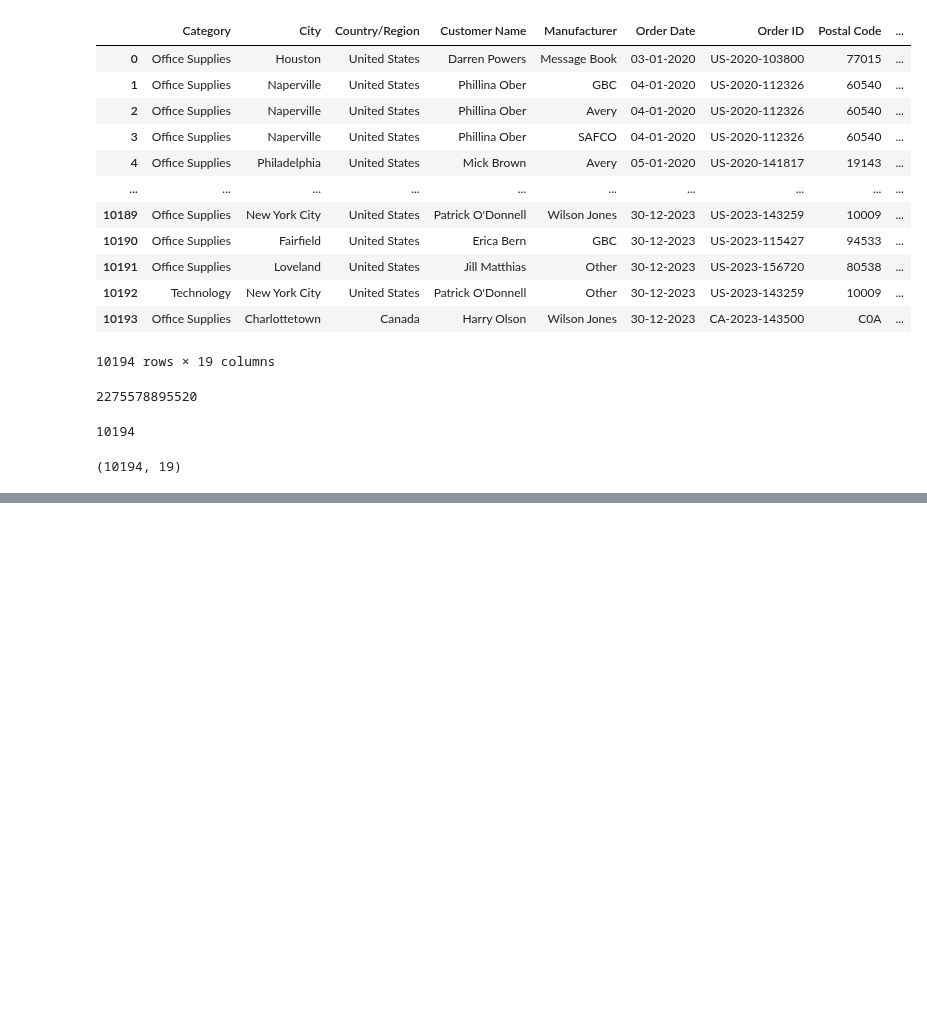
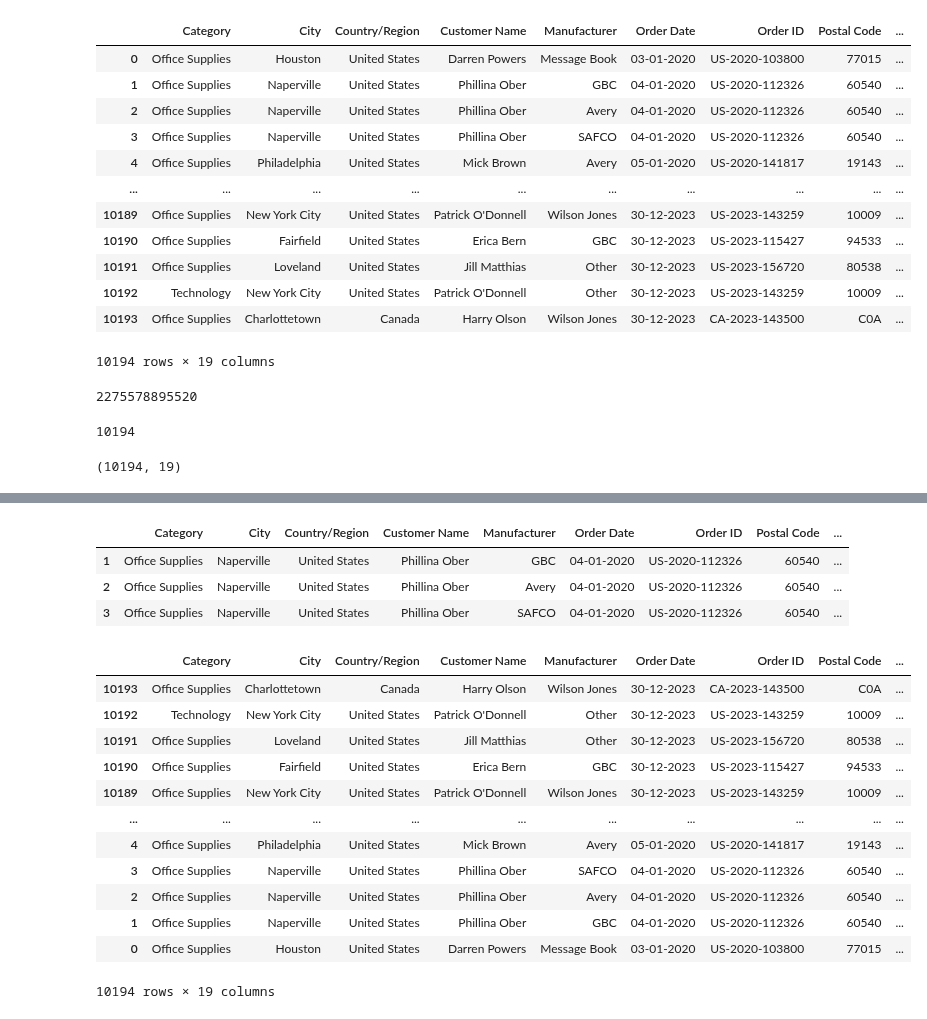
Before and after one commit to corpsedust/NareshIT, a Jupyter notebook: DailyClassroomNotes/12th Feb.ipynb, the cells around one changed output, grey strips where cells are left out. Saved outputs shown, nothing was run; the diff lists cells and outputs as text; code cells hidden in the pictures; blank space fills up the shorter version.

```diff
--- a/DailyClassroomNotes/12th Feb.ipynb
+++ b/DailyClassroomNotes/12th Feb.ipynb
@@ -31,0 +180,23 @@ store.shape
+# %%
+store[1:4]
+# %% [output]
+|  | Category | City | Country/Region | Customer Name | Manufacturer | Order Date | Order ID | Postal Code | ... |
+| 1 | Office Supplies | Naperville | United States | Phillina Ober | GBC | 04-01-2020 | US-2020-112326 | 60540 | ... |
+| 2 | Office Supplies | Naperville | United States | Phillina Ober | Avery | 04-01-2020 | US-2020-112326 | 60540 | ... |
+| 3 | Office Supplies | Naperville | United States | Phillina Ober | SAFCO | 04-01-2020 | US-2020-112326 | 60540 | ... |
+# %%
+store[::-1]
+# %% [output]
+|  | Category | City | Country/Region | Customer Name | Manufacturer | Order Date | Order ID | Postal Code | ... |
+| 10193 | Office Supplies | Charlottetown | Canada | Harry Olson | Wilson Jones | 30-12-2023 | CA-2023-143500 | C0A | ... |
+| 10192 | Technology | New York City | United States | Patrick O'Donnell | Other | 30-12-2023 | US-2023-143259 | 10009 | ... |
+| 10191 | Office Supplies | Loveland | United States | Jill Matthias | Other | 30-12-2023 | US-2023-156720 | 80538 | ... |
+| 10190 | Office Supplies | Fairfield | United States | Erica Bern | GBC | 30-12-2023 | US-2023-115427 | 94533 | ... |
+| 10189 | Office Supplies | New York City | United States | Patrick O'Donnell | Wilson Jones | 30-12-2023 | US-2023-143259 | 10009 | ... |
+| ... | ... | ... | ... | ... | ... | ... | ... | ... | ... |
+| 4 | Office Supplies | Philadelphia | United States | Mick Brown | Avery | 05-01-2020 | US-2020-141817 | 19143 | ... |
+| 3 | Office Supplies | Naperville | United States | Phillina Ober | SAFCO | 04-01-2020 | US-2020-112326 | 60540 | ... |
+| 2 | Office Supplies | Naperville | United States | Phillina Ober | Avery | 04-01-2020 | US-2020-112326 | 60540 | ... |
+| 1 | Office Supplies | Naperville | United States | Phillina Ober | GBC | 04-01-2020 | US-2020-112326 | 60540 | ... |
+| 0 | Office Supplies | Houston | United States | Darren Powers | Message Book | 03-01-2020 | US-2020-103800 | 77015 | ... |
+10194 rows × 19 columns
```
Also changed, not shown: parts of 20 cells of this notebook.
